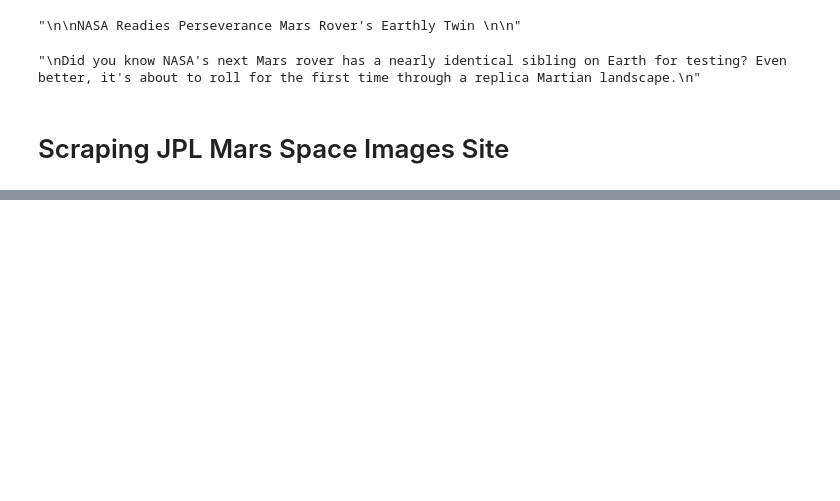
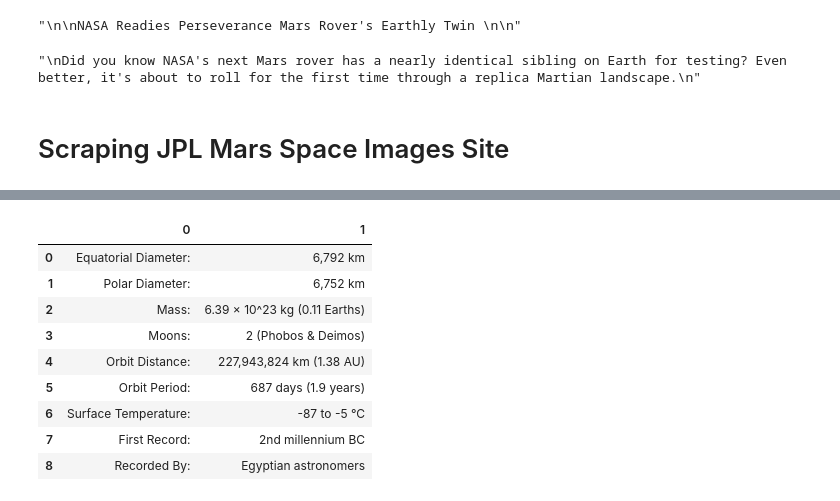
Before and after one commit to cullen-andrews/web-scraping-challenge, a Jupyter notebook: Mission_to_Mars/mission_to_mars.ipynb, the cells around one changed output, grey strips where cells are left out. Saved outputs shown, nothing was run; the diff lists cells and outputs as text; code cells hidden in the pictures; blank space fills up the shorter version.

```diff
--- a/Mission_to_Mars/mission_to_mars.ipynb
+++ b/Mission_to_Mars/mission_to_mars.ipynb
@@ -89,0 +127,4 @@ print(requests.get(url).history)
+# %%
+url = "https://space-facts.com/mars/"
+browser.visit(url)
+html = browser.html
@@ -89,0 +156,5 @@ print(requests.get(url).history)
+# %%
+# Using pandas to get tabular data
+
+mars_tables = pd.read_html(url)
+mars_tables
@@ -89,0 +179,17 @@ print(requests.get(url).history)
+# %%
+# I see two commas, thus three items in the list. I only want the first item in the list
+# which should be a dataframe.
+
+mars_df = mars_tables[0]
+mars_df
+# %% [output]
+|  | 0 | 1 |
+| 0 | Equatorial Diameter: | 6,792 km |
+| 1 | Polar Diameter: | 6,752 km |
+| 2 | Mass: | 6.39 × 10^23 kg (0.11 Earths) |
+| 3 | Moons: | 2 (Phobos & Deimos) |
+| 4 | Orbit Distance: | 227,943,824 km (1.38 AU) |
+| 5 | Orbit Period: | 687 days (1.9 years) |
+| 6 | Surface Temperature: | -87 to -5 °C |
+| 7 | First Record: | 2nd millennium BC |
+| 8 | Recorded By: | Egyptian astronomers |
```
Also changed, not shown: parts of 24 cells of this notebook, 1 other file.
